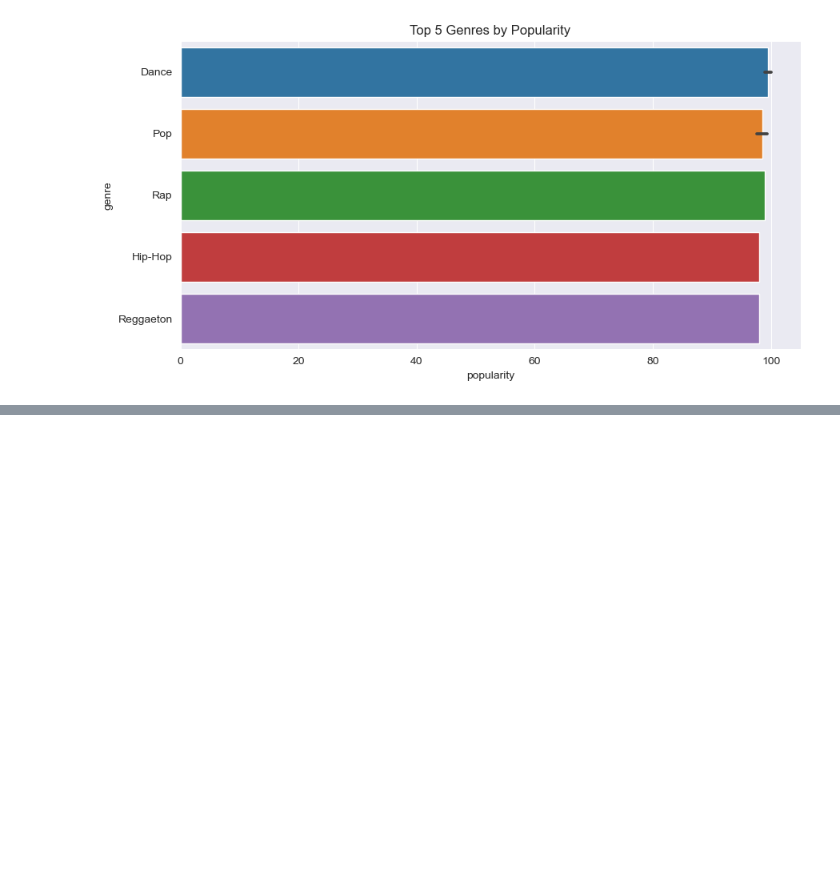
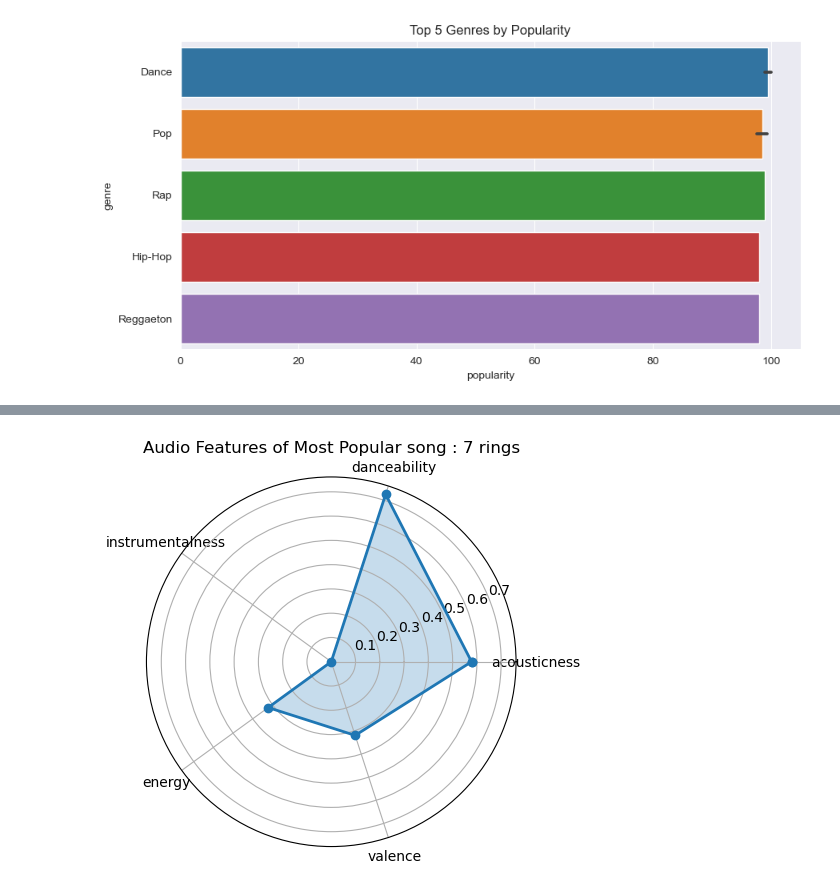
Before and after one commit to shaunakjuvekar/spotify_playground, a Jupyter notebook: data_analysis.ipynb, the cells around one changed output, grey strips where cells are left out. Drawn from its saved outputs; the diff is of its cells as text; code cells hidden in the pictures; blank space fills up the shorter version.

```diff
--- a/data_analysis.ipynb
+++ b/data_analysis.ipynb
@@ -159,3 +159,6 @@ sns.barplot(y = 'genre', x = 'popularity', data = famous).set(title = 'Top 5 Gen
 # %% [output]
 [Text(0.5, 1.0, 'Top 5 Genres by Popularity')]
 [figure]
+# %%
+popular_songs = df_tracks.sort_values('popularity', ascending=False).reset_index(drop=True).head(50)
+popular_songs
@@ -161,0 +183,17 @@ sns.barplot(y = 'genre', x = 'popularity', data = famous).set(title = 'Top 5 Gen
+# %%
+labels = np.array(['acousticness', 'danceability', 'instrumentalness', 'energy', 'valence'])
+song = popular_songs.loc[1,labels].values
+angles = np.linspace(0, 2*np.pi, len(labels), endpoint=False)
+song = np.concatenate((song,[song[0]]))
+angles = np.concatenate((angles,[angles[0]]))
+
+#Radar Chart
+fig=plt.show()
+ax = plt.subplot(111, polar=True)
+ax.plot(angles, song, 'o-', linewidth=2)
+ax.fill(angles, song, alpha=0.25)
+ax.set_thetagrids((angles * 180/np.pi)[0:5], labels)
+ax.set_title('Audio Features of Most Popular song : ' + popular_songs.at[0,'track_name'])
+ax.grid(True)
+# %% [output]
+[figure, added]
```
Also changed, not shown: parts of 3 cells of this notebook, 1 other file.
